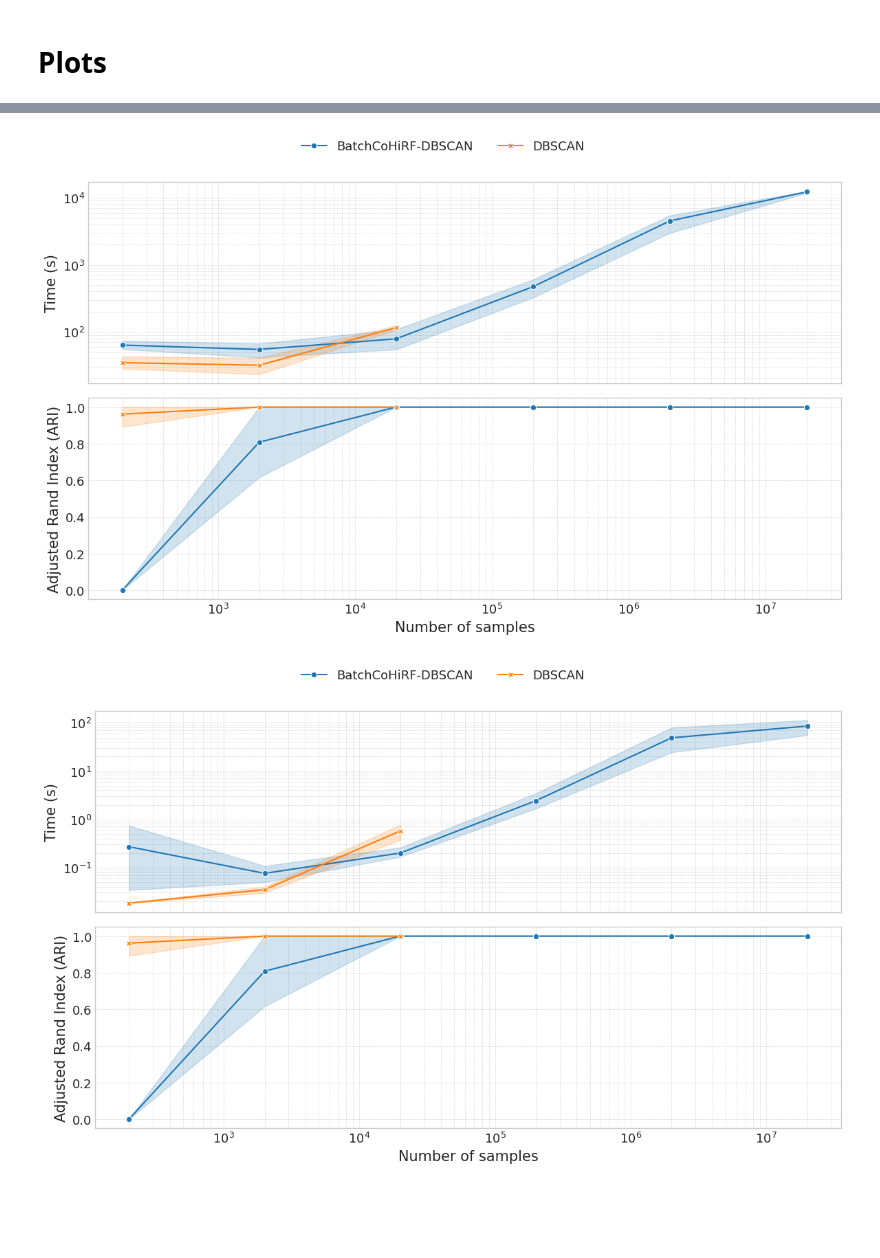
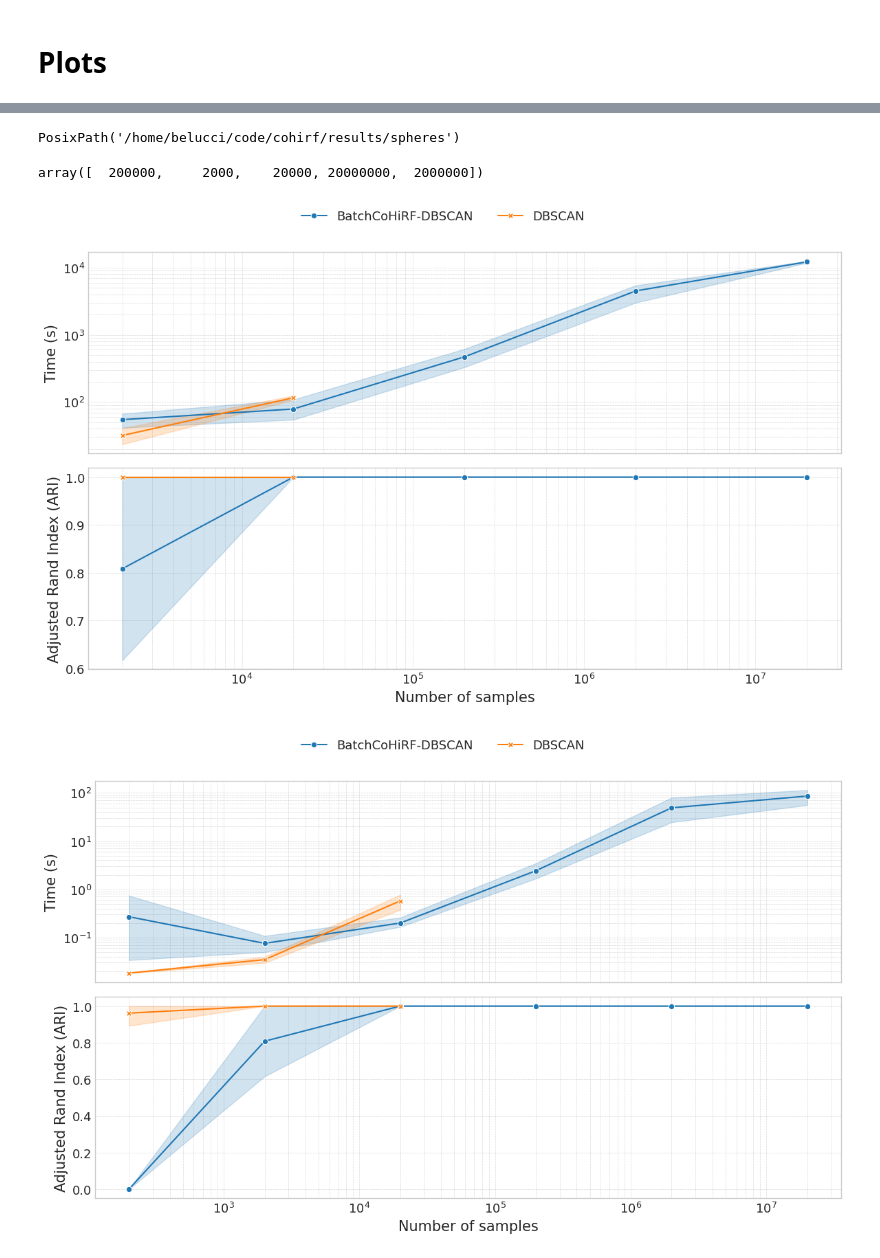
Before and after one commit to BrunoBelucci/cohirf, a Jupyter notebook: analyze_results/analyze_runs_spheres.ipynb, the cells around one changed output, grey strips where cells are left out. Drawn from its saved outputs; the diff is of its cells as text; code cells hidden in the pictures; blank space fills up the shorter version.

```diff
--- a/analyze_results/analyze_runs_spheres.ipynb
+++ b/analyze_results/analyze_runs_spheres.ipynb
@@ -282,3 +506,11 @@ df_common = pd.concat([df_common, df_common2], ignore_index=True)
+# %%
+results_dir
+# %% [output]
+PosixPath('/home/belucci/code/cohirf/results/spheres')
+# %%
+df["Number of samples"].unique()
+# %% [output]
+array([  200000,     2000,    20000, 20000000,  2000000])
 # %%
 df = df_runs_parents.copy()
 models_names = {
@@ -288,6 +520,7 @@ models_names = {
 	"DBSCAN": "DBSCAN",
 }
 df = df.loc[df["model"].isin(models_names.keys())]
+df = df.loc[df["n_samples"] >= 2000]
 df = df.replace({"model": models_names})
 df = df.sort_values(by="model")
 df = df.rename(
@@ -338,34 +571,34 @@ with mpl.rc_context(
 	ax.set_ylabel("Time (s)")
 	ax.grid(True, which="both", linestyle="--", linewidth=0.5)
 	# ARI plot
 	ax2 = sns.lineplot(
 		data=df,
 		x="Number of samples",
 		y="ARI",
 		hue="Model",
 		style="Model",
 		markers=True,
 		dashes=False,
 		errorbar="ci",
 		ax=axs[1],
 		palette=palette,
 	)
 	ax2.set_xscale("log")
 	ax2.set_ylabel("Adjusted Rand Index (ARI)")
 	ax2.grid(True, which="both", linestyle="--", linewidth=0.5)
 	# Remove duplicate legends
 	handles, labels = ax.get_legend_handles_labels()
 	fig.legend(handles, labels, loc="upper center", ncol=4, fontsize=13, frameon=False, bbox_to_anchor=(0.5, 1.08))
 	ax.get_legend().remove()
 	ax2.get_legend().remove()
 	plt.xlabel("Number of samples")
 	plt.tight_layout()
 	plt.savefig(
 	    results_dir / f"hpo_sphere_ari_cohirf.pdf", dpi=300
 	)
 	plt.show()
 # %% [output]
-[figure, old version]
+[figure, new version]
 # %%
 df = df_runs_parents.copy()
 models_names = {
```
Also changed, not shown: parts of 10 cells of this notebook, 13 other files.
